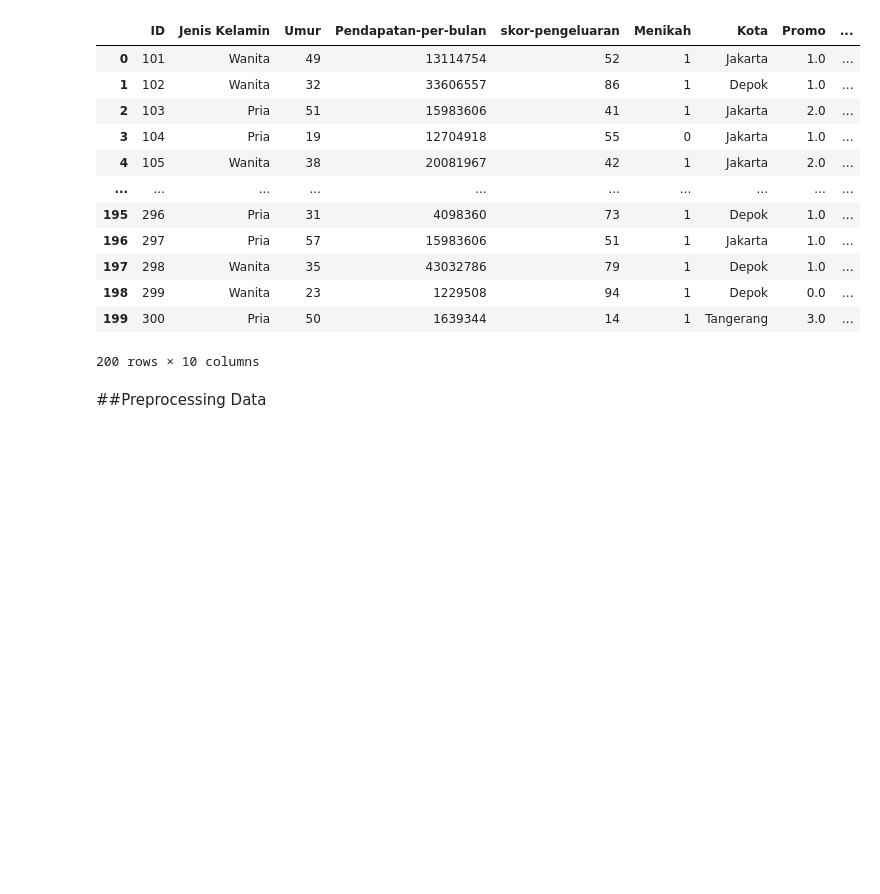
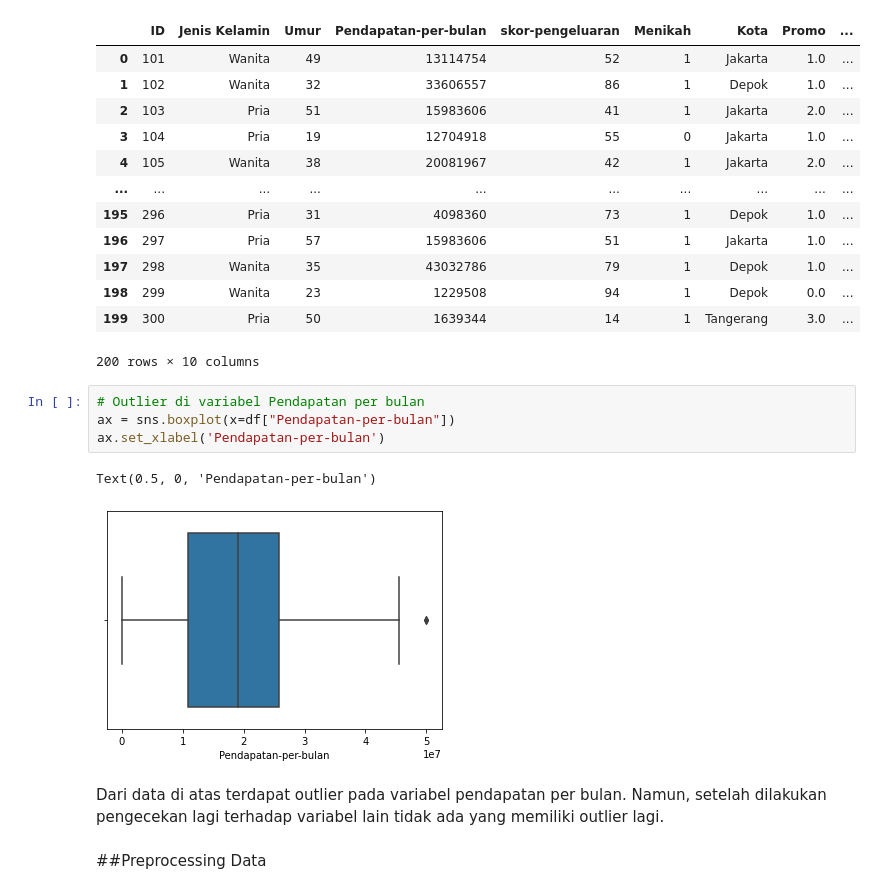
Before and after one commit to rizkyazriel/FlipClass-Data-Mining-2, a Jupyter notebook: Case_Study_Data_Mining_Kelompok_2.ipynb, the cells around one changed output. Cells and saved outputs as stored; diff of their text form; blank space fills up the shorter version.

```diff
--- a/Case_Study_Data_Mining_Kelompok_2.ipynb
+++ b/Case_Study_Data_Mining_Kelompok_2.ipynb
@@ -27,6 +27,15 @@ df
 | 198 | 299 | Wanita | 23 | 1229508 | 94 | 1 | Depok | 0.0 | ... |
 | 199 | 300 | Pria | 50 | 1639344 | 14 | 1 | Tangerang | 3.0 | ... |
 200 rows × 10 columns
+# %%
+# Outlier di variabel Pendapatan per bulan
+ax = sns.boxplot(x=df["Pendapatan-per-bulan"])
+ax.set_xlabel('Pendapatan-per-bulan')
+# %% [output]
+Text(0.5, 0, 'Pendapatan-per-bulan')
+[figure, added]
+# %% [markdown]
+Dari data di atas terdapat outlier pada variabel pendapatan per bulan. Namun, setelah dilakukan pengecekan lagi terhadap variabel lain tidak ada yang memiliki outlier lagi.
 # %% [markdown]
 ##Preprocessing Data
 # %%
```
Also changed, not shown: parts of 11 cells of this notebook.
